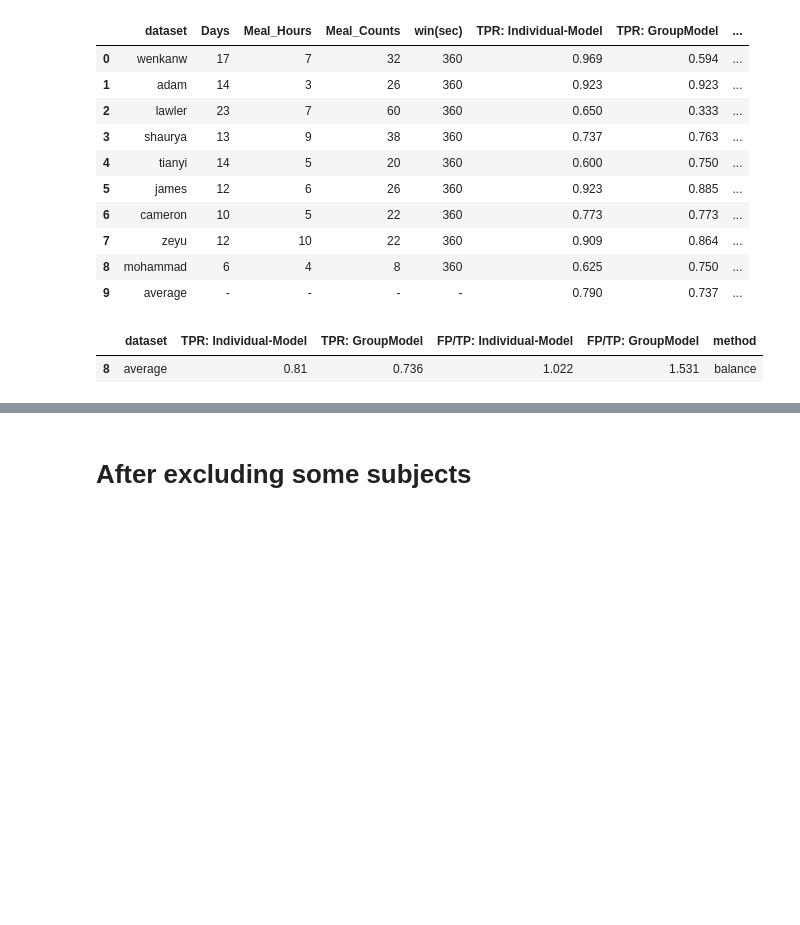
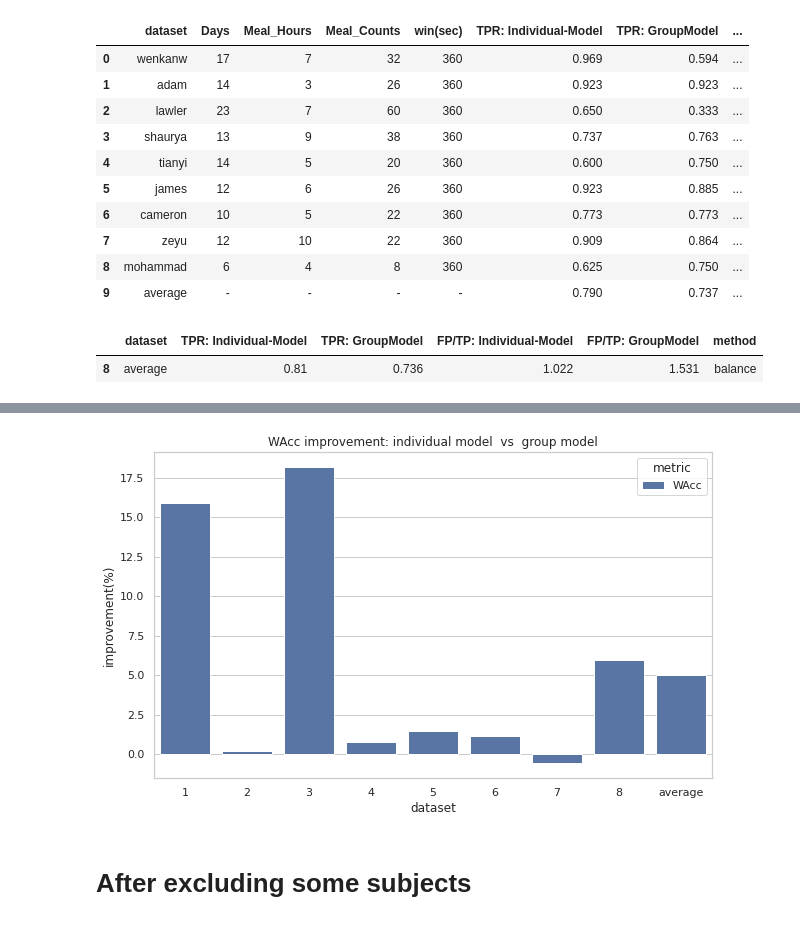
Before and after one commit to wenkangwei/eating-activity-detection, a Jupyter notebook: src/1_3-EDA.ipynb, the cells around one changed output, grey strips where cells are left out. Cells and saved outputs as stored; diff of their text form; code cells hidden in the pictures; blank space fills up the shorter version.

Commit message:
update figures

```diff
--- a/src/1_3-EDA.ipynb
+++ b/src/1_3-EDA.ipynb
@@ -1372,3 +1442,27 @@ plot_avg(perf=perf,group_perf=group_param_episode_perf_ex, use_perc=False, file_
+# %%
+def compute_time_improvement(df, fig_path="../results/images/",file_name="",dpi=80, use_perc=False):
+    names= df['dataset'].tolist()
+    if not use_perc:
+        y_label = 'improvement'
+    else:
+        y_label = 'improvement(%)'
+    wacc_individual = df[['WAcc: Individual-Model']].to_numpy().squeeze()
+    wacc_group =  df[['WAcc: GroupModel']].to_numpy().squeeze()
+    wacc_improve = (wacc_individual- wacc_group)
+    if use_perc:
+        wacc_improve = wacc_improve*100/wacc_group
+    df_improvement = pd.DataFrame({'dataset':names,y_label:wacc_improve, "metric":['WAcc']*len(wacc_improve)})
+
+    fig, ax = plt.subplots(1,1,figsize =(10,6))
+    fig2 = sns.barplot(data=df_improvement ,x="dataset",y=y_label,hue='metric', ax= ax)
+    fig2.set_title("WAcc improvement: individual model  vs  group model")
+
+    fig2 = fig2.get_figure()
+    fig2.savefig(fig_path+file_name, dpi = dpi)
+# %%
+compute_time_improvement(time_perf_ex, file_name="time_metric_improvement",use_perc=True)
+# %% [output]
+[figure, added]
 # %%
 def compute_improvement_v2(df1, df2, fig_path="../results/images/",file_name="",dpi=80,
                            use_perc=False,title="updated", use_group_th= False):
```
Also changed, not shown: parts of 14 cells of this notebook, 1 other file.
